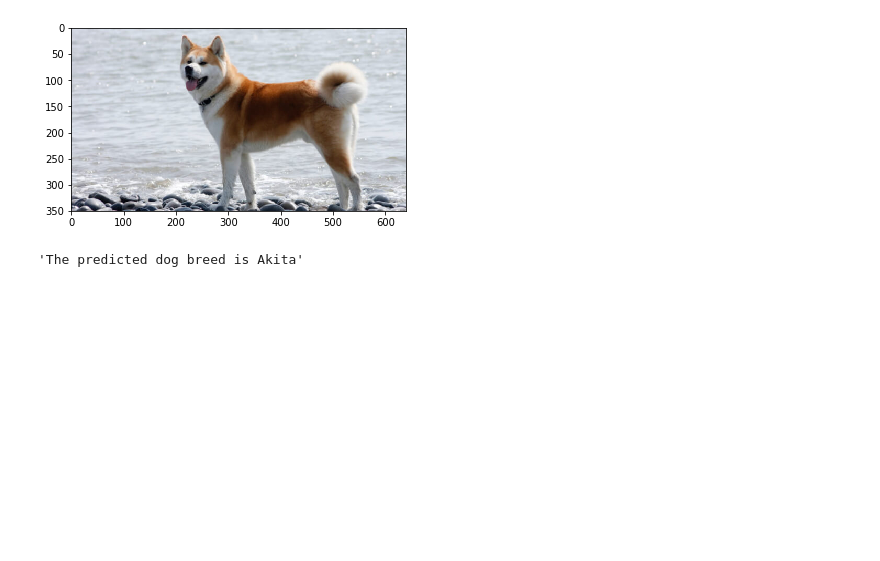
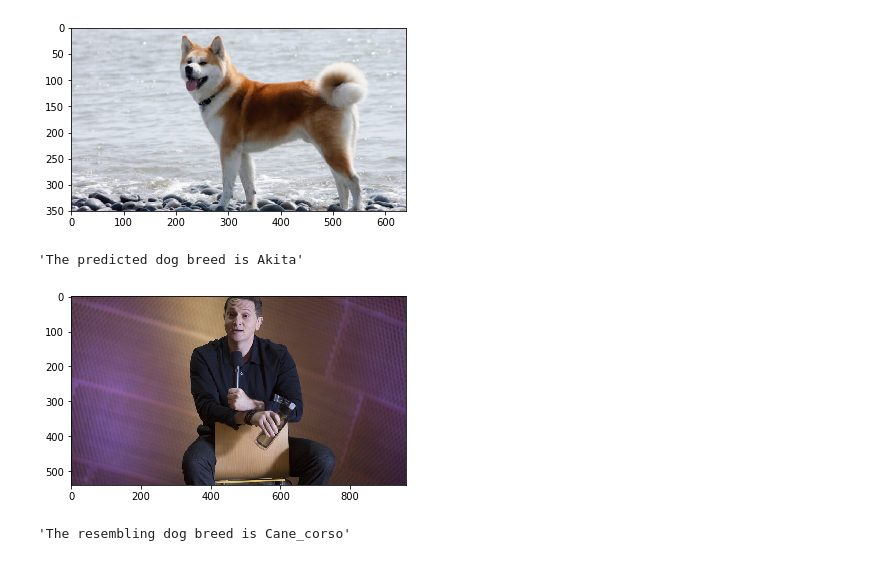
Before and after one commit to anshu1106/dog-breed-classification, a Jupyter notebook: dog_app.ipynb, the cells around one changed output. Saved outputs shown, nothing was run; the diff lists cells and outputs as text; code cells hidden in the pictures; blank space fills up the shorter version.

Commit message:
added more samples

```diff
--- a/dog_app.ipynb
+++ b/dog_app.ipynb
@@ -850,3 +852,8 @@ detect_dog_breed('sample_data/sample-dog.jpg')
 # %% [output]
 [figure]
 'The predicted dog breed is Akita'
+# %%
+detect_dog_breed('sample_data/silicon.jpg')
+# %% [output]
+[figure, added]
+'The resembling dog breed is Cane_corso'
```
Also changed, not shown: parts of 2 cells of this notebook, 1 other file.
